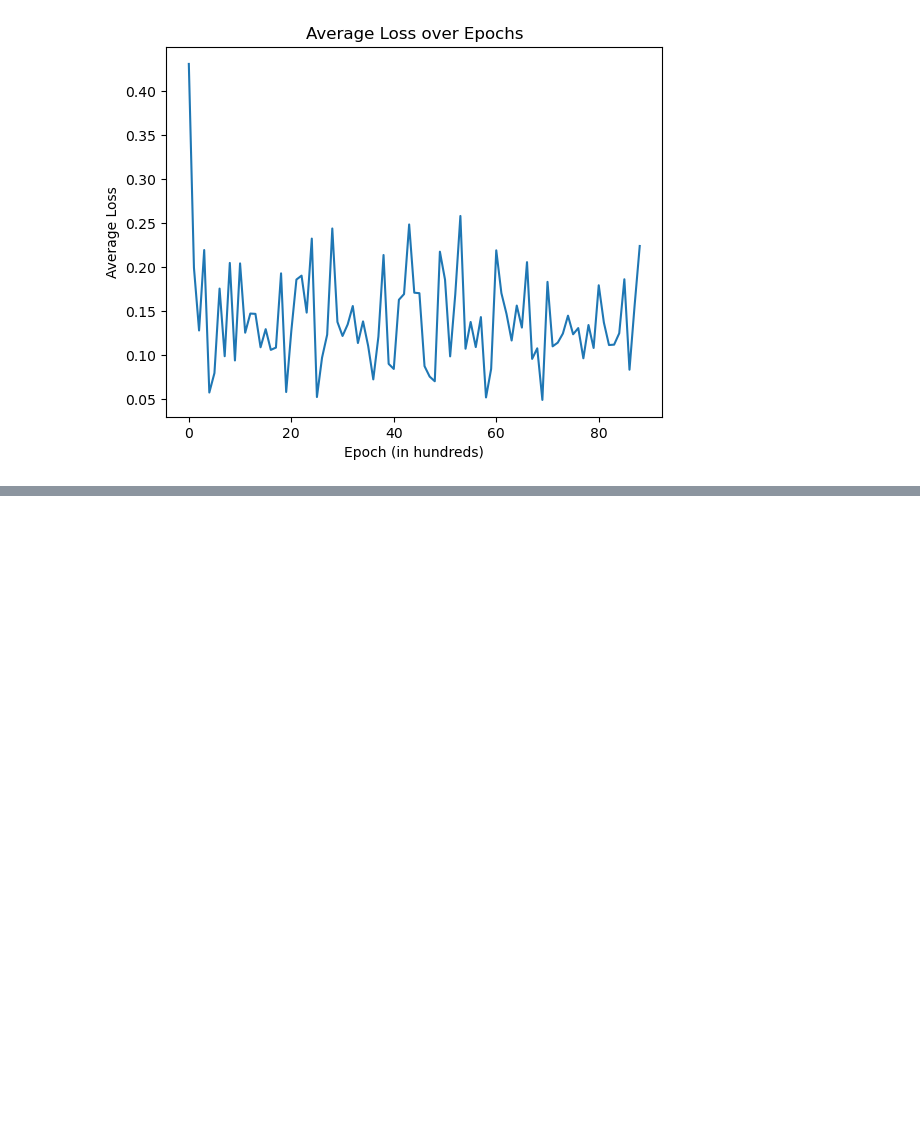
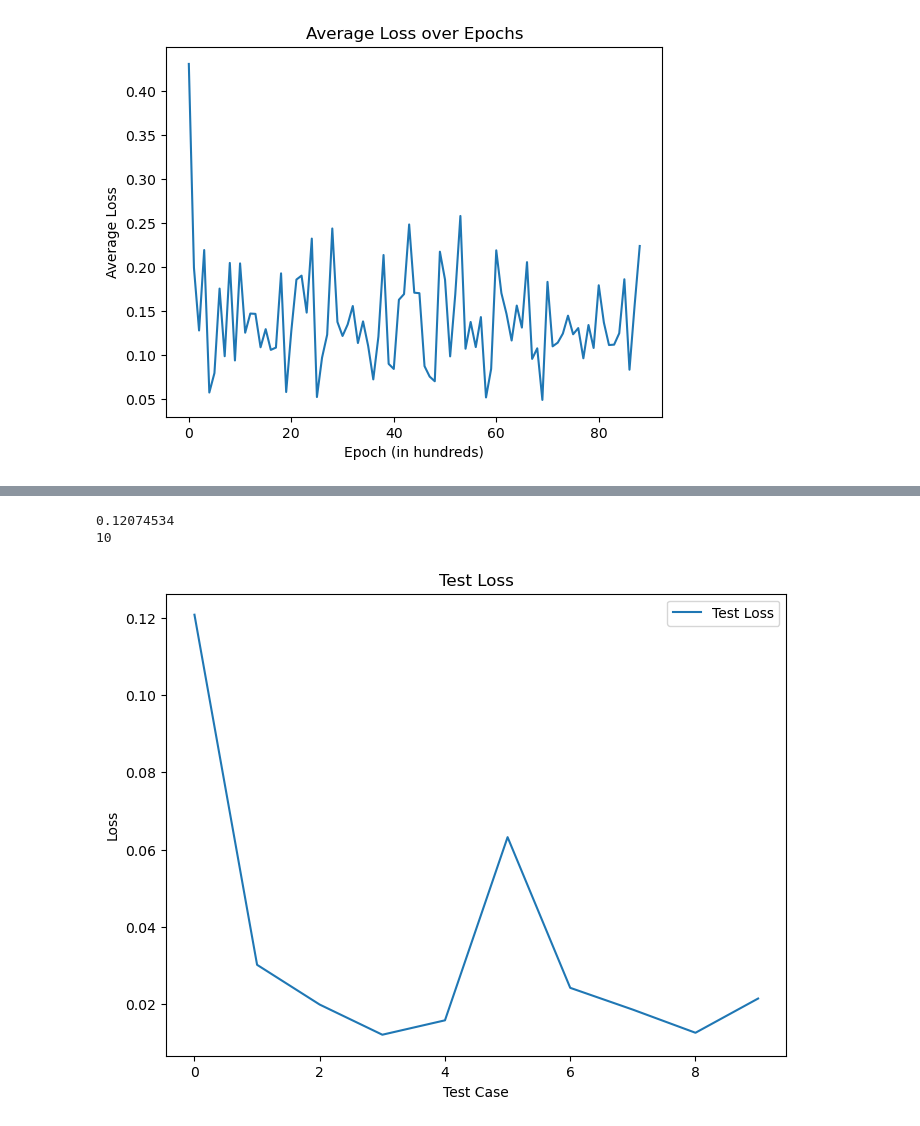
Before and after one commit to aarnol/BolT, a Jupyter notebook: Analysis/Plotting/plotting.ipynb, the cells around one changed output, grey strips where cells are left out. Saved outputs shown, nothing was run; the diff lists cells and outputs as text; code cells hidden in the pictures; blank space fills up the shorter version.

```diff
--- a/Analysis/Plotting/plotting.ipynb
+++ b/Analysis/Plotting/plotting.ipynb
@@ -44,0 +177,13 @@ plt.show()
+# %%
+test_result_path = r'C:\Users\Alex\Documents\BolT\test_results.pkl'
+with open(test_result_path, 'rb') as f:
+    test_results = pickle.load(f)
+
+# Print the contents of the test_results pickle file
+print(test_results)
+test_metrics_path = r'C:\Users\Alex\Documents\BolT\test_metrics.pkl'
+with open(test_metrics_path, 'rb') as f:
+    test_metrics = pickle.load(f)
+
+# Print the contents of the test_metrics pickle file
+print(test_metrics)
@@ -44,0 +208,18 @@ plt.show()
+# %%
+# Extract test loss from test_results
+print(test_results[0]['loss'])
+print(len(test_results))
+test_loss = [result['loss'] for result in test_results]
+
+# Plot the test loss
+plt.figure(figsize=(8, 6))
+plt.plot(test_loss, label='Test Loss')
+plt.xlabel('Test Case')
+plt.ylabel('Loss')
+plt.title('Test Loss')
+plt.legend()
+plt.show()
+# %% [output]
+0.12074534
+10
+[figure, added]
```
Also changed, not shown: parts of 7 cells of this notebook, 15 other files.
